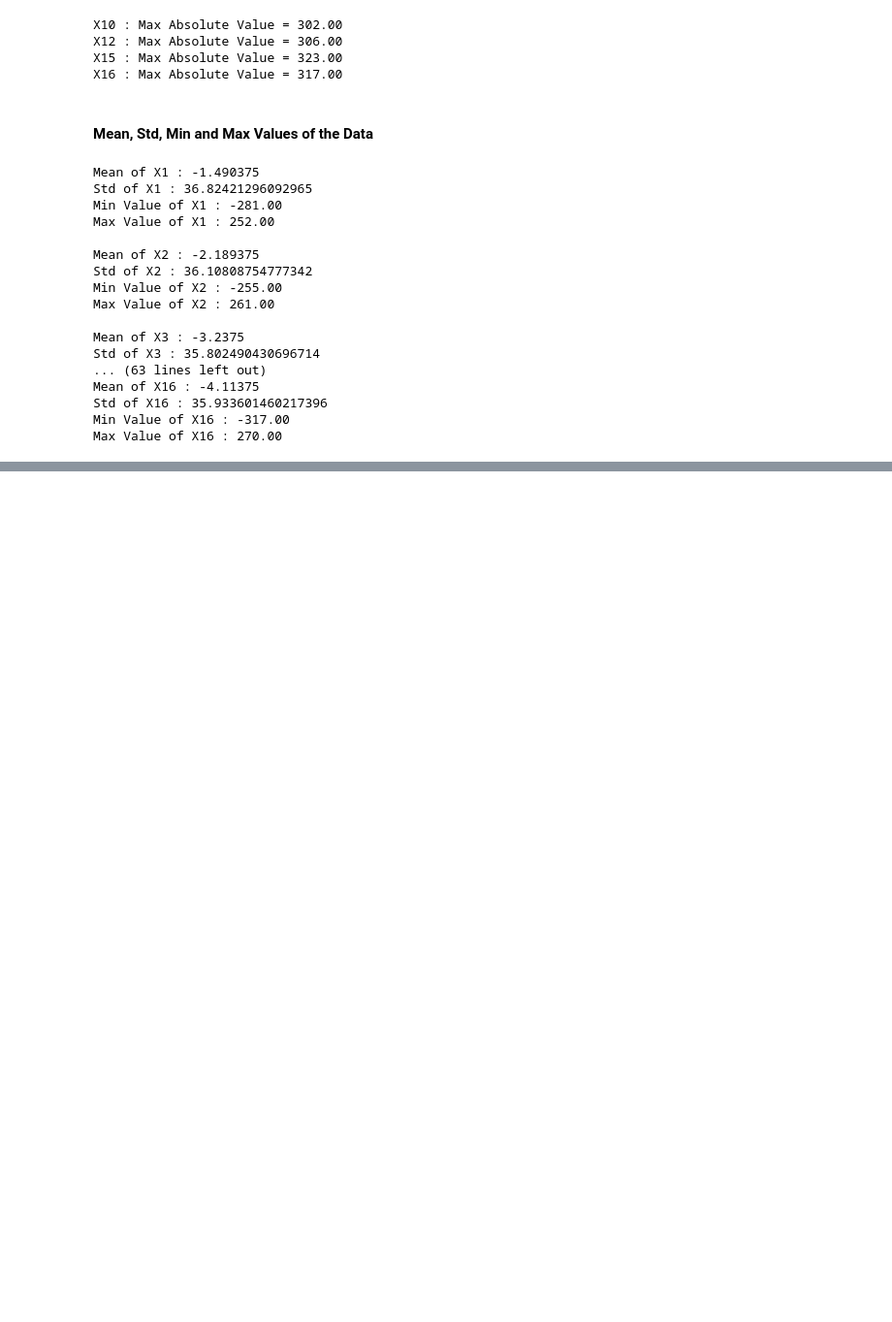
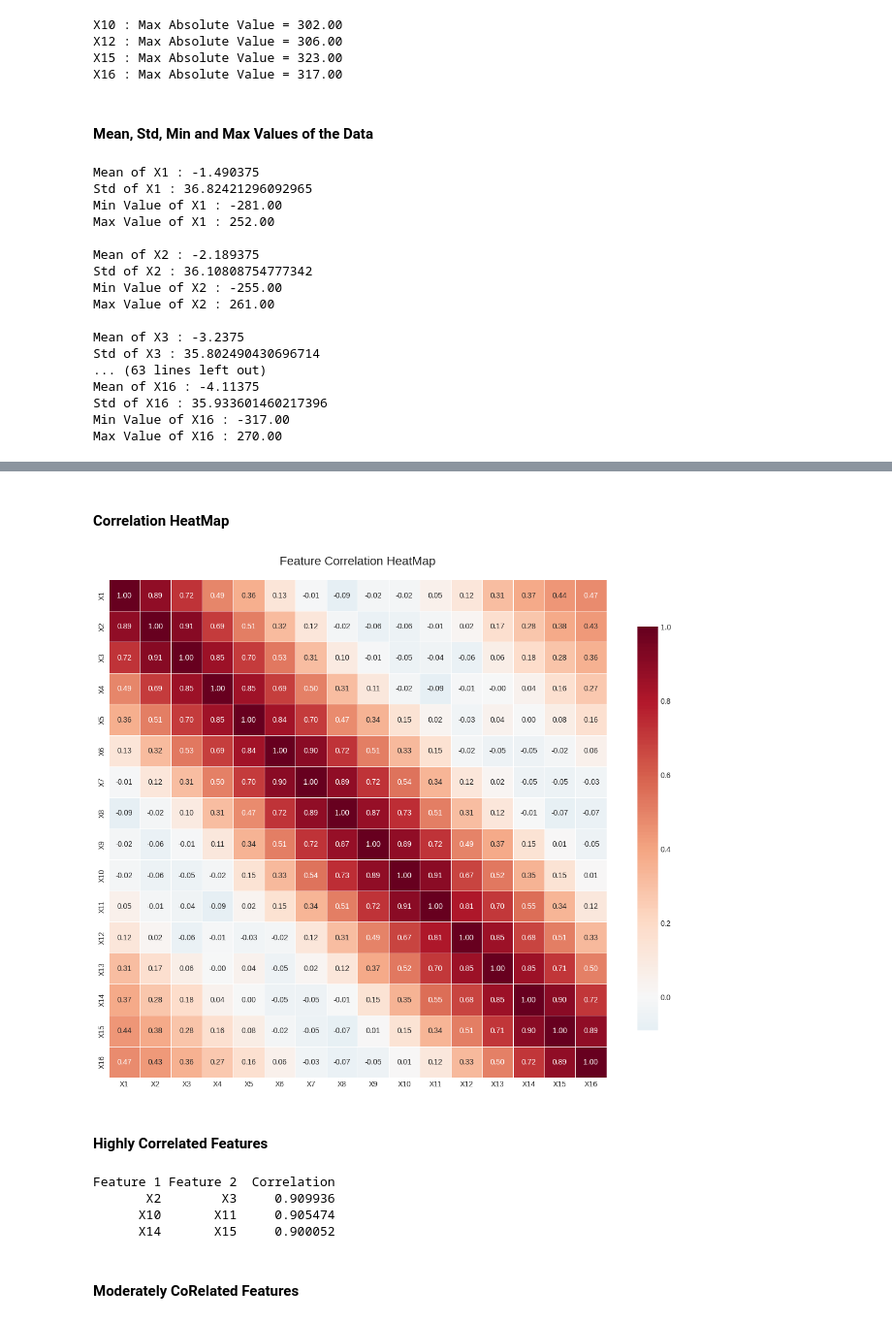
Before and after one commit to purple-claw/Beed, a Jupyter notebook: datVis.ipynb, the cells around one changed output, grey strips where cells are left out. Shown at 97% size. Drawn from its saved outputs; the diff is of its cells as text; code cells hidden in the pictures; blank space fills up the shorter version.

```diff
--- a/datVis.ipynb
+++ b/datVis.ipynb
@@ -218,0 +207,43 @@ Name: proportion, Length: 333, dtype: float64
+# %% [markdown]
+#### Correlation HeatMap
+# %%
+crMat = df.corr()
+plt.figure(figsize=(12,10))
+sns.heatmap(crMat,
+            annot=True,
+            fmt='.2f',
+            cmap='RdBu_r',
+            center=0,
+            square=True,
+            linewidths=0.5,
+            cbar_kws={"shrink" : 0.8})
+plt.title('Feature Correlation HeatMap', fontsize=16, pad=20)
+plt.tight_layout()
+plt.show()
+# %% [output]
+[figure, added]
+# %% [markdown]
+#### Highly Correlated Features
+# %%
+hCorr = []
+for i in range(len(crMat.columns)):
+    for j in range(i+1, len(crMat.columns)):
+        crVal = crMat.iloc[i,j]
+        if abs(crVal) > 0.9:
+            hCorr.append({
+                'Feature 1' : crMat.columns[i],
+                'Feature 2' : crMat.columns[j],
+                'Correlation' : crVal
+            })
+if hCorr:
+    hCrDiff = pd.DataFrame(hCorr)
+    print(hCrDiff.to_string(index=False))
+else:
+    print("No High Corealted Values Found")
+# %% [output]
+Feature 1 Feature 2  Correlation
+       X2        X3     0.909936
+      X10       X11     0.905474
+      X14       X15     0.900052
+# %% [markdown]
+#### Moderately CoRelated Features
```
Also changed, not shown: parts of 11 cells of this notebook.
